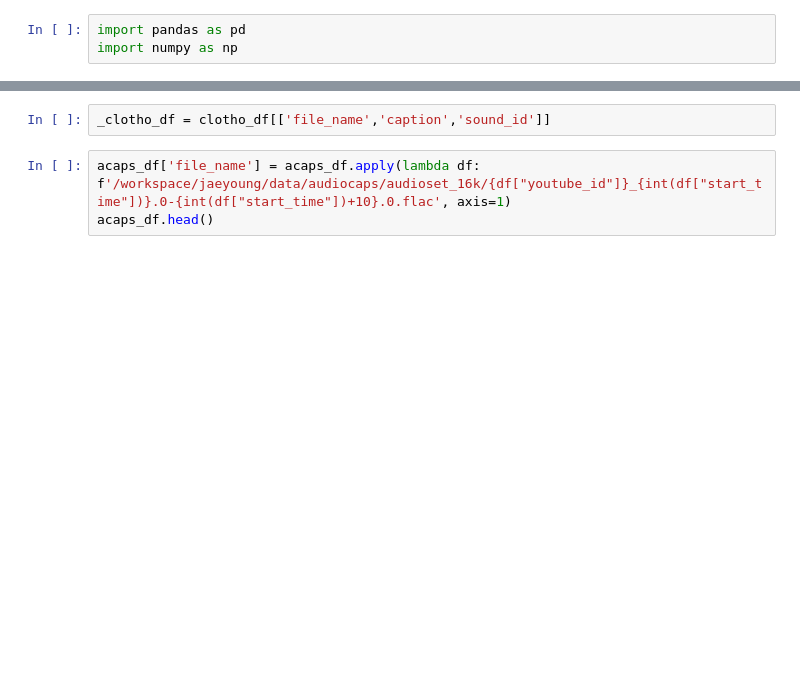
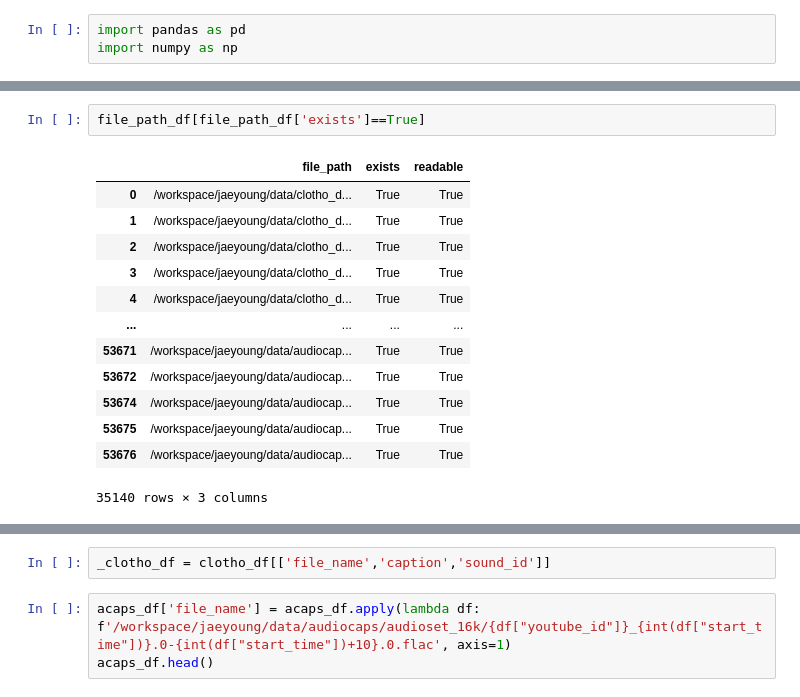
Before and after one commit to jyshin0926/audio_retrieval, a Jupyter notebook: ONE-PEACE/one_peace/data/check_df.ipynb, the cells around one changed output, grey strips where cells are left out. Saved outputs shown, nothing was run; the diff lists cells and outputs as text; blank space fills up the shorter version.

```diff
--- a/ONE-PEACE/one_peace/data/check_df.ipynb
+++ b/ONE-PEACE/one_peace/data/check_df.ipynb
@@ -7,0 +95,16 @@ acaps_df = pd.read_csv("/Volumes/One_Touch/audiocaps_set/audiocaps_caption/train
+# %%
+file_path_df[file_path_df['exists']==True]
+# %% [output]
+|  | file_path | exists | readable |
+| 0 | /workspace/jaeyoung/data/clotho_d... | True | True |
+| 1 | /workspace/jaeyoung/data/clotho_d... | True | True |
+| 2 | /workspace/jaeyoung/data/clotho_d... | True | True |
+| 3 | /workspace/jaeyoung/data/clotho_d... | True | True |
+| 4 | /workspace/jaeyoung/data/clotho_d... | True | True |
+| ... | ... | ... | ... |
+| 53671 | /workspace/jaeyoung/data/audiocap... | True | True |
+| 53672 | /workspace/jaeyoung/data/audiocap... | True | True |
+| 53674 | /workspace/jaeyoung/data/audiocap... | True | True |
+| 53675 | /workspace/jaeyoung/data/audiocap... | True | True |
+| 53676 | /workspace/jaeyoung/data/audiocap... | True | True |
+35140 rows × 3 columns
```
Also changed, not shown: parts of 8 cells of this notebook, 3 other files.
